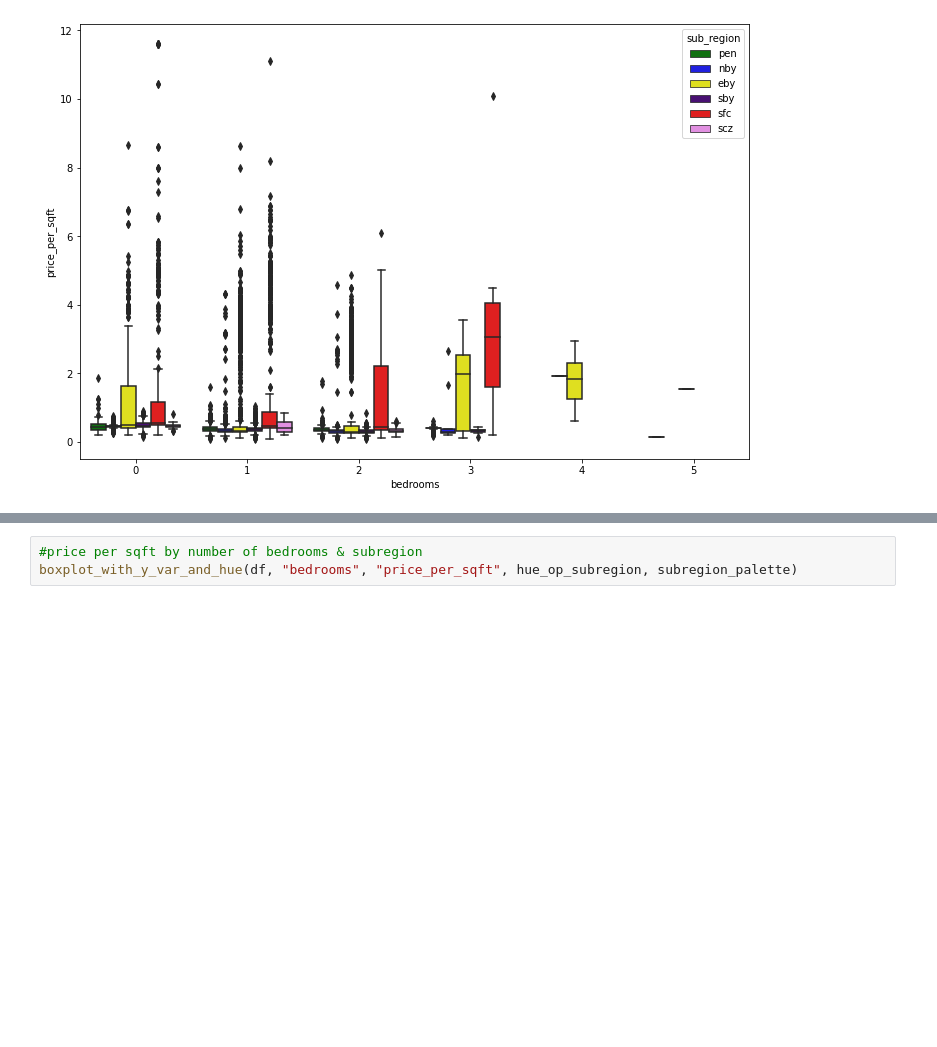
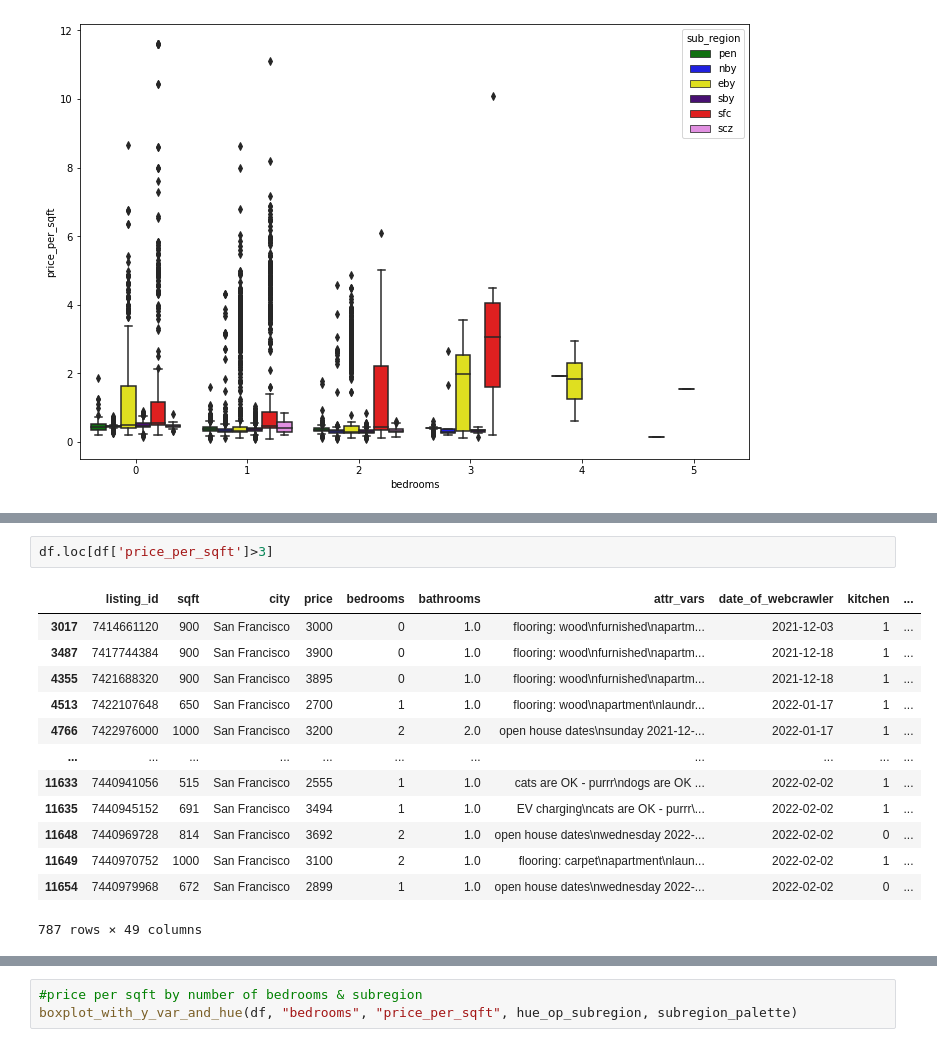
Before and after one commit to Kallen113/craigslist-webcrawler-and-rental-data-analysis, a Jupyter notebook: data_analysis/data_analysis_Part_3.ipynb, the cells around one changed output, grey strips where cells are left out. Cells and saved outputs as stored; diff of their text form; blank space fills up the shorter version.

```diff
--- a/data_analysis/data_analysis_Part_3.ipynb
+++ b/data_analysis/data_analysis_Part_3.ipynb
@@ -359,0 +446,16 @@ boxplot_with_y_var_and_hue(df, "bedrooms", "price_per_sqft", hue_op_subregion, s
+# %%
+df.loc[df['price_per_sqft']>3]
+# %% [output]
+|  | listing_id | sqft | city | price | bedrooms | bathrooms | attr_vars | date_of_webcrawler | kitchen | ... |
+| 3017 | 7414661120 | 900 | San Francisco | 3000 | 0 | 1.0 | flooring: wood\nfurnished\napartm... | 2021-12-03 | 1 | ... |
+| 3487 | 7417744384 | 900 | San Francisco | 3900 | 0 | 1.0 | flooring: wood\nfurnished\napartm... | 2021-12-18 | 1 | ... |
+| 4355 | 7421688320 | 900 | San Francisco | 3895 | 0 | 1.0 | flooring: wood\nfurnished\napartm... | 2021-12-18 | 1 | ... |
+| 4513 | 7422107648 | 650 | San Francisco | 2700 | 1 | 1.0 | flooring: wood\napartment\nlaundr... | 2022-01-17 | 1 | ... |
+| 4766 | 7422976000 | 1000 | San Francisco | 3200 | 2 | 2.0 | open house dates\nsunday 2021-12-... | 2022-01-17 | 1 | ... |
+| ... | ... | ... | ... | ... | ... | ... | ... | ... | ... | ... |
+| 11633 | 7440941056 | 515 | San Francisco | 2555 | 1 | 1.0 | cats are OK - purrr\ndogs are OK ... | 2022-02-02 | 1 | ... |
+| 11635 | 7440945152 | 691 | San Francisco | 3494 | 1 | 1.0 | EV charging\ncats are OK - purrr\... | 2022-02-02 | 1 | ... |
+| 11648 | 7440969728 | 814 | San Francisco | 3692 | 2 | 1.0 | open house dates\nwednesday 2022-... | 2022-02-02 | 0 | ... |
+| 11649 | 7440970752 | 1000 | San Francisco | 3100 | 2 | 1.0 | flooring: carpet\napartment\nlaun... | 2022-02-02 | 1 | ... |
+| 11654 | 7440979968 | 672 | San Francisco | 2899 | 1 | 1.0 | open house dates\nwednesday 2022-... | 2022-02-02 | 0 | ... |
+787 rows × 49 columns
```
Also changed, not shown: parts of 19 cells of this notebook, 2 other files.
